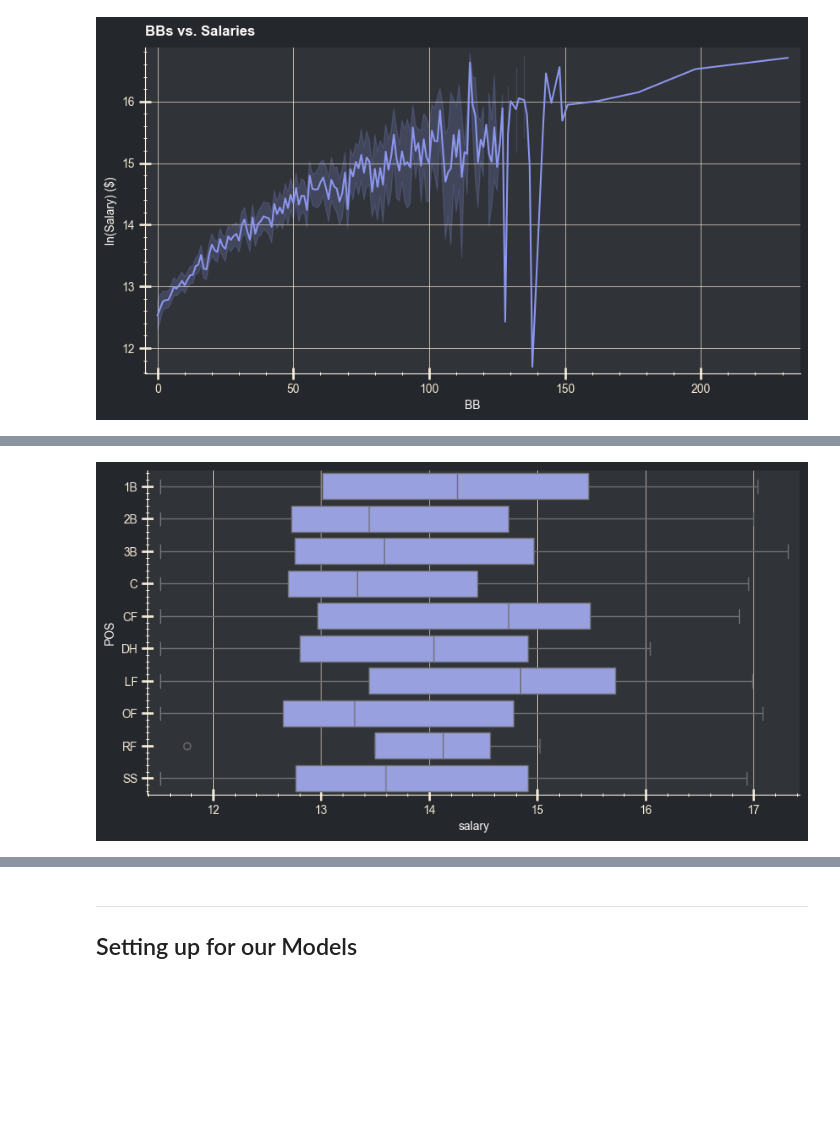
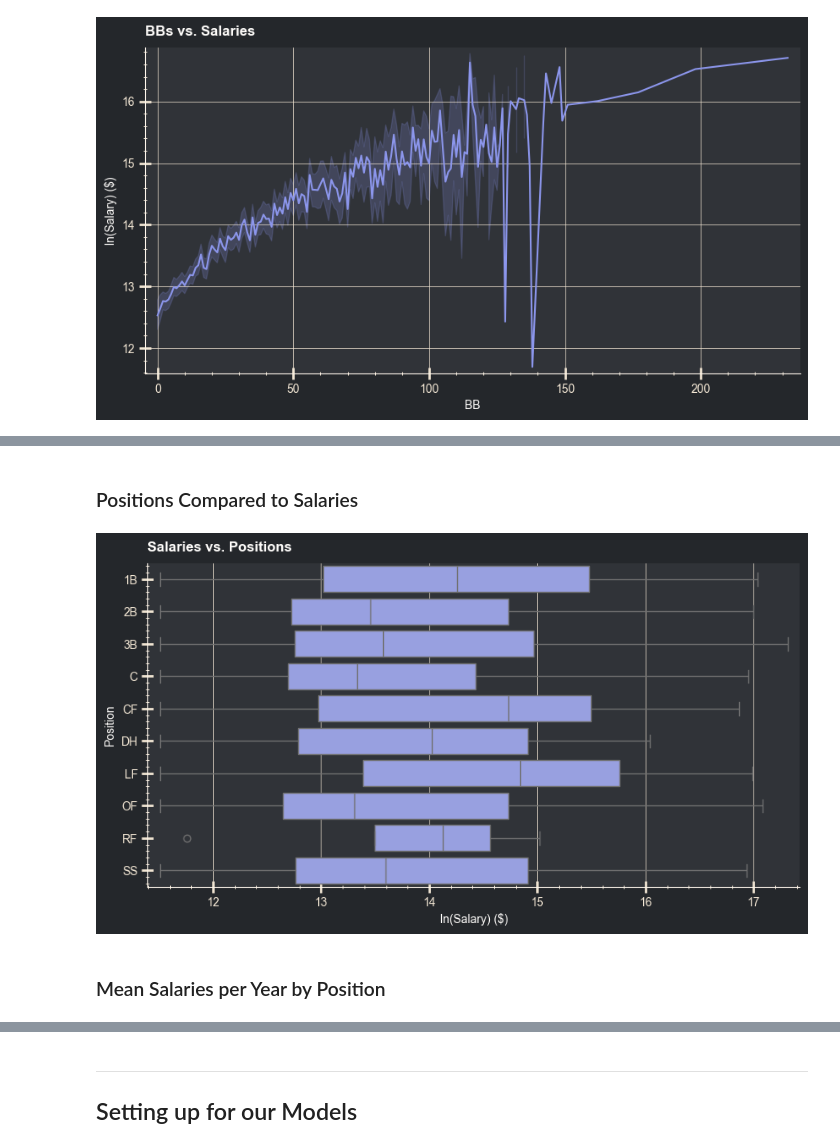
Before and after one commit to kpayton2903/PSTAT_131, a Jupyter notebook: Final_Project.ipynb, the cells around one changed output, grey strips where cells are left out. Drawn from its saved outputs; the diff is of its cells as text; code cells hidden in the pictures; blank space fills up the shorter version.

```diff
--- a/Final_Project.ipynb
+++ b/Final_Project.ipynb
@@ -119,0 +137,4 @@ final_merged_data = pd.merge(salaries_post_1990, names, on='playerID', how='inne
+# %%
+# Create an age column and drop birthYear
+final_merged_data['age'] = final_merged_data['yearID'] - final_merged_data['birthYear']
+final_merged_data = final_merged_data.drop('birthYear', axis=1)
@@ -160,3 +202,7 @@ fielding_counts.drop_duplicates(subset=['playerID', 'yearID'], keep='first', inp
 fielding_counts.drop('G', axis=1, inplace=True)
 # %% [markdown]
 Due to the fact that players can play multiple positions in a given season, to add the position data I first had to sum up all the games played for a specific positon for each given year for each player. I was then able to sort these new values and drop all the rows for positions that weren't the most played for every player. I then finally removed our games played column because all we wanted was every player's most played position.
+# %%
+# Complete another merge now including the position data
+pos_merge = pd.merge(fielding_counts, new_merged, on=['playerID', 'yearID'], how='inner')
+pos_merge_no_pitchers = pos_merge[pos_merge.POS != 'P']
@@ -162,0 +213,6 @@ Due to the fact that players can play multiple positions in a given season, to a
+# %%
+war = war[['key_bbref','year_ID','WAR162']]
+war.rename(columns={'key_bbref' : 'playerID', 'year_ID' : 'yearID', 'WAR162' : 'WAR'}, inplace=True)
+war = war.loc[(war.yearID >= 1990) & (war.yearID <= 2015)]
+war = war.drop_duplicates()
+war = war.groupby(by=['playerID', 'yearID'])['WAR'].sum().reset_index()
@@ -163,9 +223,8 @@ Due to the fact that players can play multiple positions in a given season, to a
 # %%
-final_merge = pd.merge(fielding_counts, new_merged, on=['playerID', 'yearID'], how='inner')
-final_no_pitchers = final_merge[final_merge.POS != 'P']
-final_data = final_no_pitchers[['playerID', 'nameFull', 'yearID', 'POS', 'salary', 'teamID',
-                        'lgID', 'G', 'AB', 'R', 'H', '2B', '3B', 'HR', 'RBI', 'SB', 'CS',
-                        'BB', 'SO', 'IBB', 'HBP', 'SH', 'SF', 'GIDP']]
+final_merge = pd.merge(pos_merge_no_pitchers, war, on=['playerID', 'yearID'], how='inner')
+final_data = final_merge[['playerID', 'nameFull', 'yearID', 'POS', 'salary', 'teamID',
+                        'age', 'lgID', 'G', 'AB', 'R', 'H', '2B', '3B', 'HR', 'RBI', 'SB', 'CS',
+                        'BB', 'SO', 'IBB', 'HBP', 'SH', 'SF', 'GIDP', 'WAR']]
 print(final_data.shape)
 print(final_data.columns)
 # %% [output]
@@ -290,7 +424,14 @@ plt.show()
+# %% [markdown]
+### Positions Compared to Salaries
 # %%
 plt.figure(figsize=(10,5))
 sns.boxplot(data=final_data, x='salary', y='POS')
+plt.xlabel('ln(Salary) ($)')
+plt.ylabel('Position')
+plt.title('Salaries vs. Positions')
 plt.show()
 # %% [output]
-[figure, old version]
+[figure, new version]
+# %% [markdown]
+### Mean Salaries per Year by Position
 # %%
```
Also changed, not shown: parts of 85 cells of this notebook.
